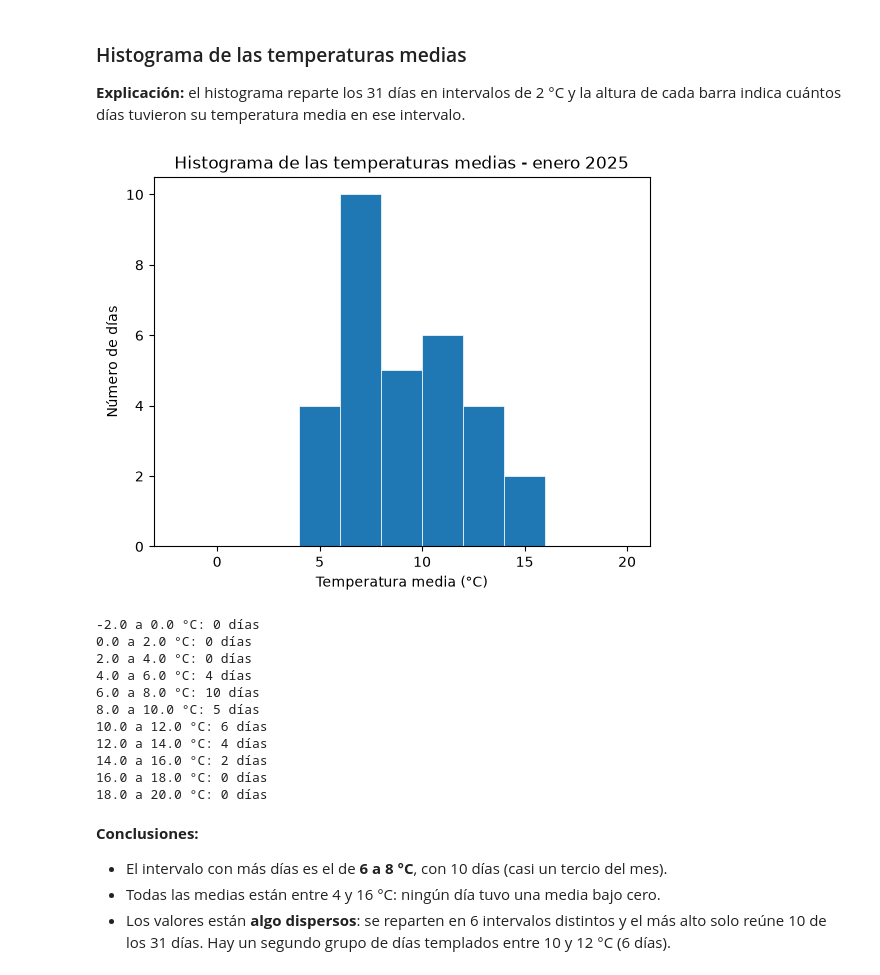
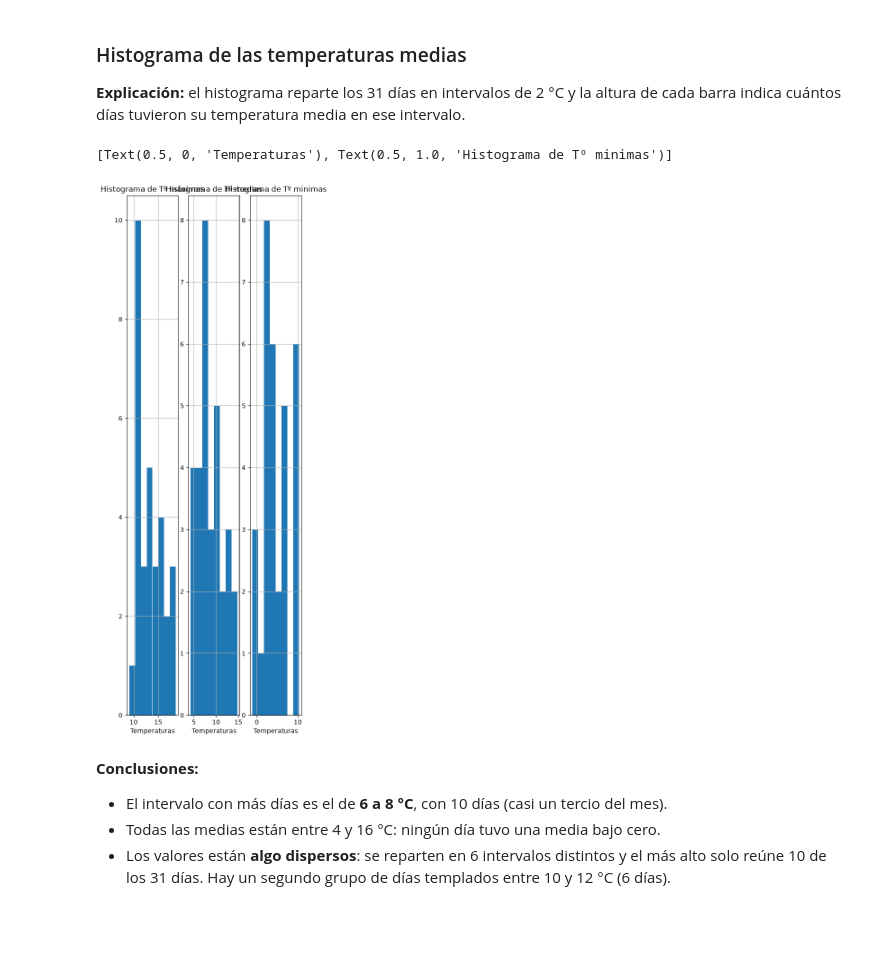
Before and after one commit to Pablocabreraserrano/An-lisis-de-datos, a Jupyter notebook: graficos.ipynb, the cells around one changed output. Saved outputs shown, nothing was run; the diff lists cells and outputs as text; code cells hidden in the pictures; blank space fills up the shorter version.

```diff
--- a/graficos.ipynb
+++ b/graficos.ipynb
@@ -115,33 +96,19 @@ Menor amplitud: 4.3 - día 28
 ### Histograma de las temperaturas medias ###
 **Explicación:** el histograma reparte los 31 días en intervalos de 2 °C y la altura de cada barra indica cuántos días tuvieron su temperatura media en ese intervalo.
 # %%
-fig, ax = plt.subplots()
-
-# Mismos intervalos de 2 en 2 grados (de -2 a 20 °C) para poder comparar los 3 histogramas
-cuentas, bordes, barras = ax.hist(diarios["temperature_2m_mean"], bins=range(-2, 22, 2),
-                                  linewidth=0.5, edgecolor="white")
-
-ax.set(title="Histograma de las temperaturas medias - enero 2025",
-       xlabel="Temperatura media (°C)", ylabel="Número de días")
-plt.savefig("histograma_medias.png")
-plt.show()
-
-# Muestro cuántos días hay en cada intervalo
-for i in range(len(cuentas)):
-    print(bordes[i], "a", bordes[i + 1], "°C:", int(cuentas[i]), "días")
+fig, ax = plt.subplots(1, 3, figsize=(5,15))
+ax[0].hist(diarios["temperature_2m_max"], bins=8, linewidth=0.5)
+ax[0].grid()
+ax[0].set(xlabel="Temperaturas", title="Histograma de Tº máximas")
+ax[1].hist(diarios["temperature_2m_mean"], bins=8, linewidth=0.5)
+ax[1].grid()
+ax[1].set(xlabel="Temperaturas", title="Histograma de Tº medias")
+ax[2].hist(diarios["temperature_2m_min"], bins=8, linewidth=0.5)
+ax[2].grid()
+ax[2].set(xlabel="Temperaturas", title="Histograma de Tº minimas")
 # %% [output]
+[Text(0.5, 0, 'Temperaturas'), Text(0.5, 1.0, 'Histograma de Tº minimas')]
-[figure, old version]
+[figure, new version]
--2.0 a 0.0 °C: 0 días
-0.0 a 2.0 °C: 0 días
-2.0 a 4.0 °C: 0 días
-4.0 a 6.0 °C: 4 días
-6.0 a 8.0 °C: 10 días
-8.0 a 10.0 °C: 5 días
-10.0 a 12.0 °C: 6 días
-12.0 a 14.0 °C: 4 días
-14.0 a 16.0 °C: 2 días
-16.0 a 18.0 °C: 0 días
-18.0 a 20.0 °C: 0 días
 # %% [markdown]
 **Conclusiones:**
 - El intervalo con más días es el de **6 a 8 °C**, con 10 días (casi un tercio del mes).
```
Also changed, not shown: parts of 2 cells of this notebook, 1 other file.
